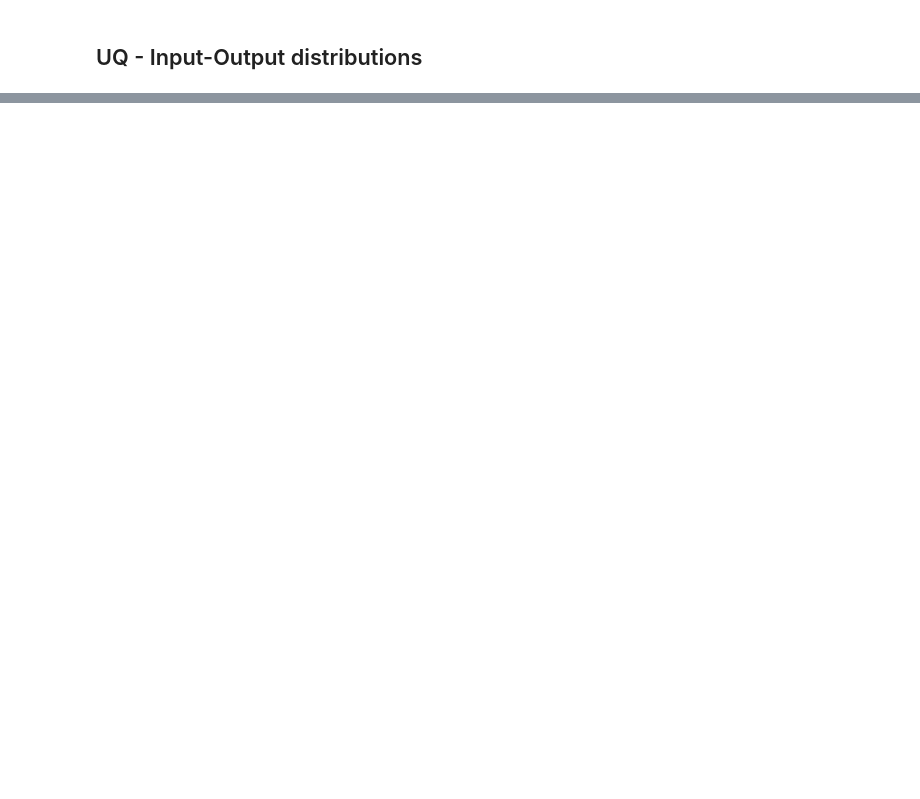
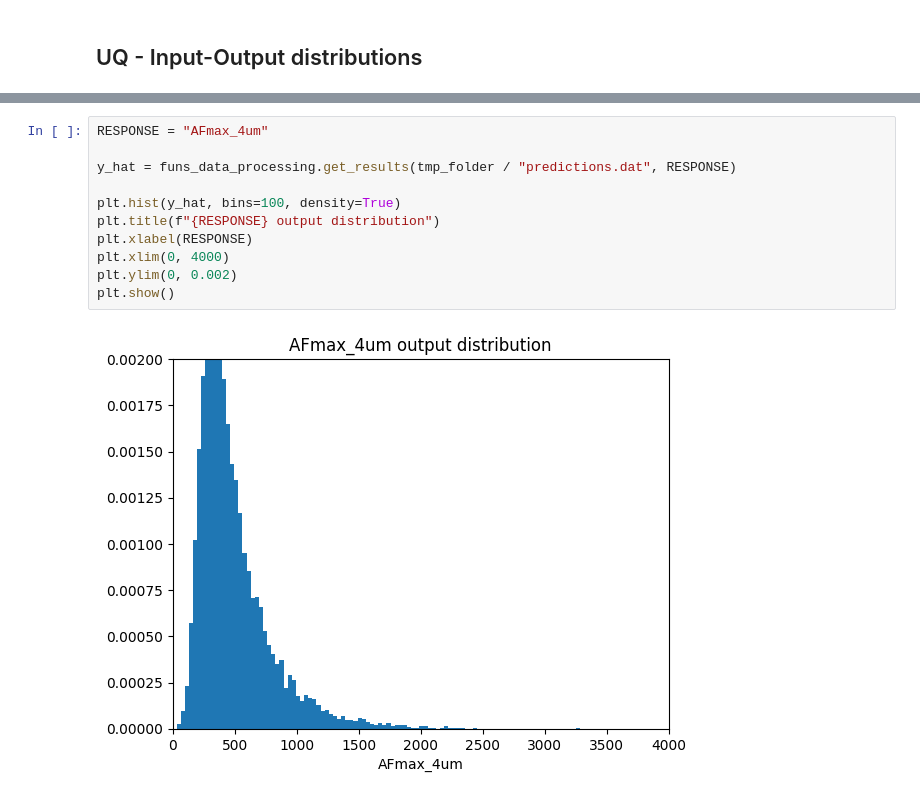
Before and after one commit to JavierGOrdonnez/osparc-dakota-examples, a Jupyter notebook: workflows/sumo_uq/dakota_UQ_Norm20D.ipynb, the cells around one changed output, grey strips where cells are left out. Drawn from its saved outputs; the diff is of its cells as text; blank space fills up the shorter version.

```diff
--- a/workflows/sumo_uq/dakota_UQ_Norm20D.ipynb
+++ b/workflows/sumo_uq/dakota_UQ_Norm20D.ipynb
@@ -134,3 +139,16 @@ plt.show()
+# %%
+RESPONSE = "AFmax_4um"
+
+y_hat = funs_data_processing.get_results(tmp_folder / "predictions.dat", RESPONSE)
+
+plt.hist(y_hat, bins=100, density=True)
+plt.title(f"{RESPONSE} output distribution")
+plt.xlabel(RESPONSE)
+plt.xlim(0, 4000)
+plt.ylim(0, 0.002)
+plt.show()
+# %% [output]
+[figure, added]
 # %%
 RESPONSE = "GAFmax_4um"
 
```
Also changed, not shown: parts of 5 cells of this notebook, 3 other files.
